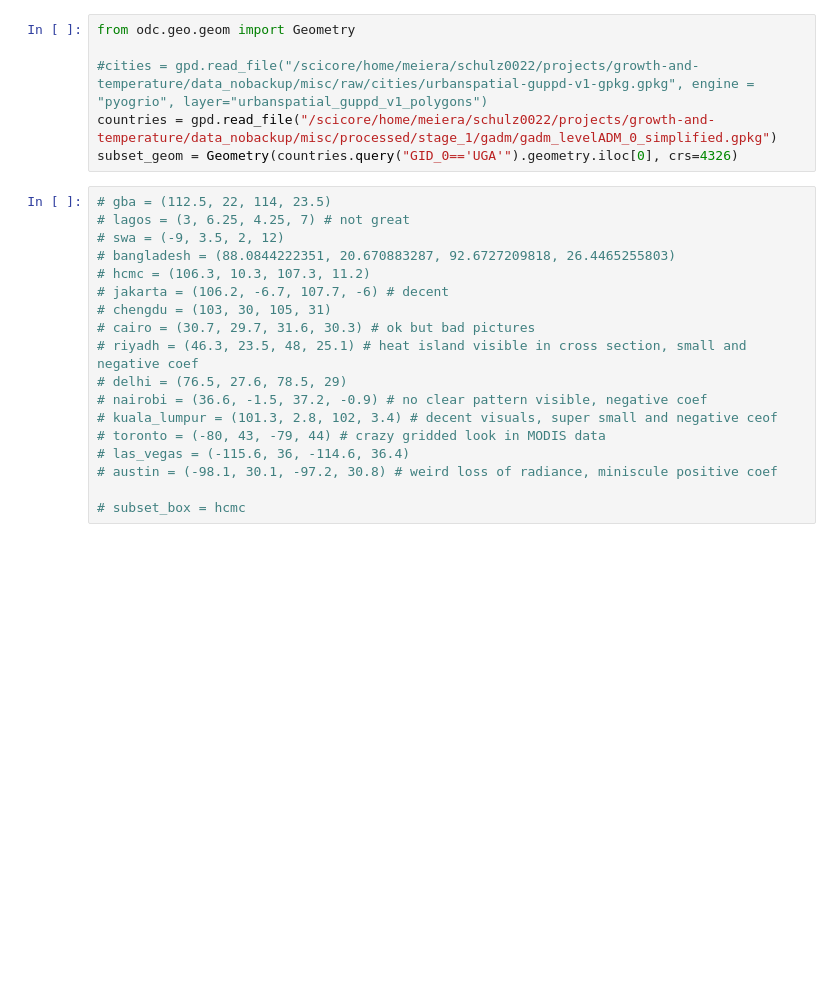
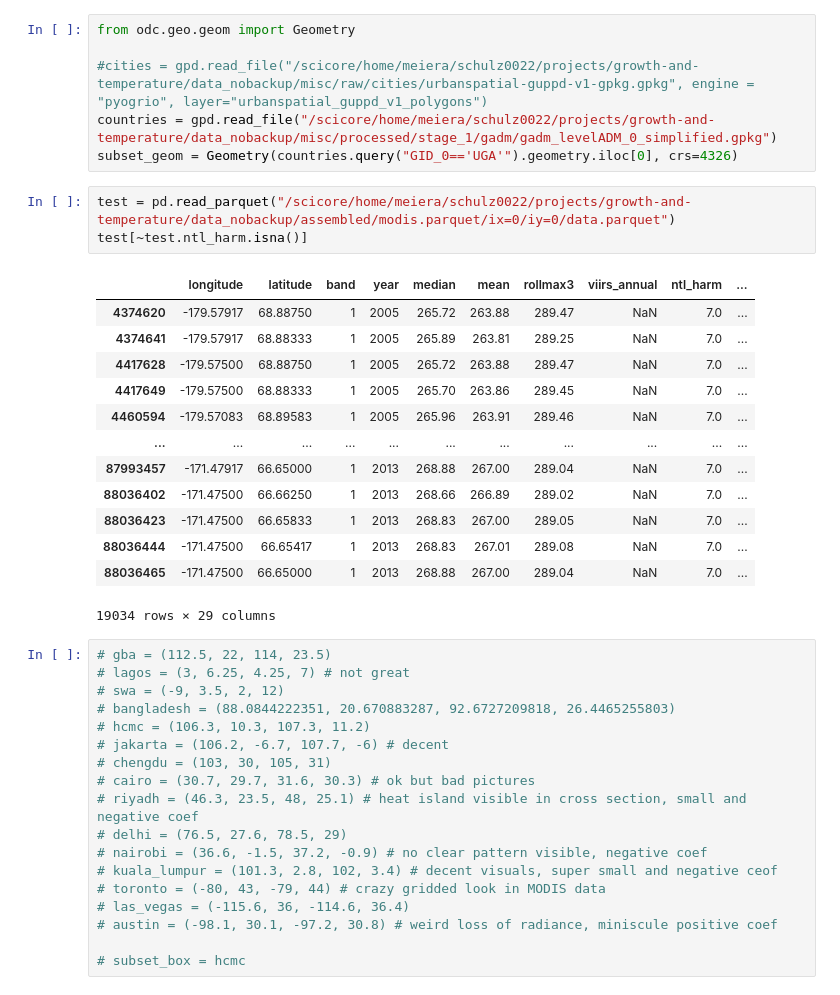
Before and after one commit to felixschulz385/growth-and-temperature, a Jupyter notebook: gnt/experiments/corroboration.ipynb, the cells around one changed output. Saved outputs shown, nothing was run; the diff lists cells and outputs as text; blank space fills up the shorter version.

```diff
--- a/gnt/experiments/corroboration.ipynb
+++ b/gnt/experiments/corroboration.ipynb
@@ -77,6 +83,23 @@ from odc.geo.geom import Geometry
 #cities = gpd.read_file("/scicore/home/meiera/schulz0022/projects/growth-and-temperature/data_nobackup/misc/raw/cities/urbanspatial-guppd-v1-gpkg.gpkg", engine = "pyogrio", layer="urbanspatial_guppd_v1_polygons")
 countries = gpd.read_file("/scicore/home/meiera/schulz0022/projects/growth-and-temperature/data_nobackup/misc/processed/stage_1/gadm/gadm_levelADM_0_simplified.gpkg")
 subset_geom = Geometry(countries.query("GID_0=='UGA'").geometry.iloc[0], crs=4326)
+# %%
+test = pd.read_parquet("/scicore/home/meiera/schulz0022/projects/growth-and-temperature/data_nobackup/assembled/modis.parquet/ix=0/iy=0/data.parquet")
+test[~test.ntl_harm.isna()]
+# %% [output]
+|  | longitude | latitude | band | year | median | mean | rollmax3 | viirs_annual | ntl_harm | ... |
+| 4374620 | -179.57917 | 68.88750 | 1 | 2005 | 265.72 | 263.88 | 289.47 | NaN | 7.0 | ... |
+| 4374641 | -179.57917 | 68.88333 | 1 | 2005 | 265.89 | 263.81 | 289.25 | NaN | 7.0 | ... |
+| 4417628 | -179.57500 | 68.88750 | 1 | 2005 | 265.72 | 263.88 | 289.47 | NaN | 7.0 | ... |
+| 4417649 | -179.57500 | 68.88333 | 1 | 2005 | 265.70 | 263.86 | 289.45 | NaN | 7.0 | ... |
+| 4460594 | -179.57083 | 68.89583 | 1 | 2005 | 265.96 | 263.91 | 289.46 | NaN | 7.0 | ... |
+| ... | ... | ... | ... | ... | ... | ... | ... | ... | ... | ... |
+| 87993457 | -171.47917 | 66.65000 | 1 | 2013 | 268.88 | 267.00 | 289.04 | NaN | 7.0 | ... |
+| 88036402 | -171.47500 | 66.66250 | 1 | 2013 | 268.66 | 266.89 | 289.02 | NaN | 7.0 | ... |
+| 88036423 | -171.47500 | 66.65833 | 1 | 2013 | 268.83 | 267.00 | 289.05 | NaN | 7.0 | ... |
+| 88036444 | -171.47500 | 66.65417 | 1 | 2013 | 268.83 | 267.01 | 289.08 | NaN | 7.0 | ... |
+| 88036465 | -171.47500 | 66.65000 | 1 | 2013 | 268.88 | 267.00 | 289.04 | NaN | 7.0 | ... |
+19034 rows × 29 columns
 # %%
 # gba = (112.5, 22, 114, 23.5)
 # lagos = (3, 6.25, 4.25, 7) # not great
```
Also changed, not shown: parts of 16 cells of this notebook, 5 other files.
